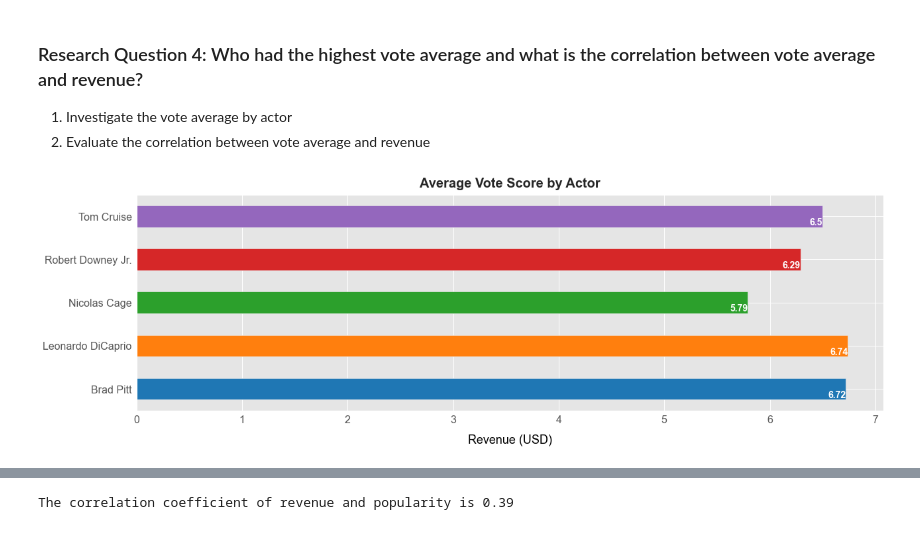
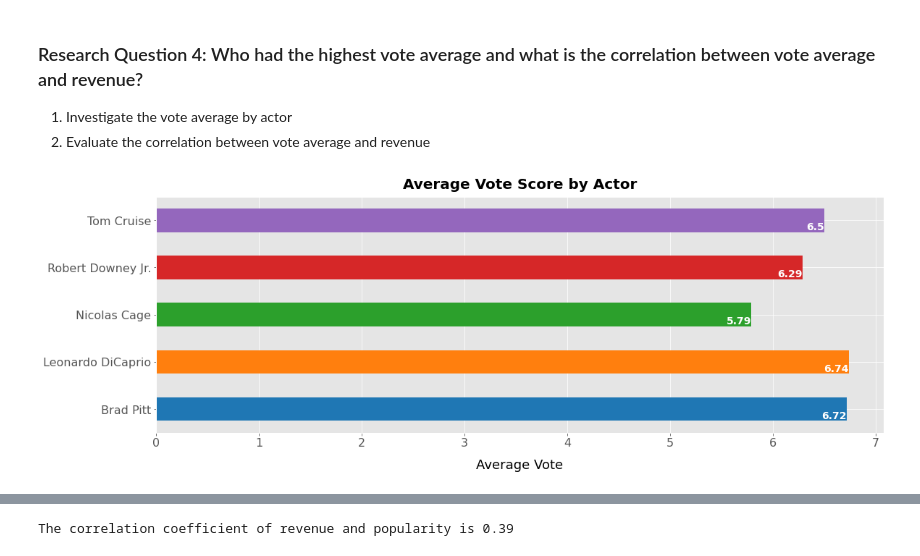
Before and after one commit to keenan-cooper/Udacity, a Jupyter notebook: Udacity_Investigate-a-Dataset-Project_KeenanCooper.ipynb, the cells around one changed output, grey strips where cells are left out. Cells and saved outputs as stored; diff of their text form; code cells hidden in the pictures.

```diff
--- a/Udacity_Investigate-a-Dataset-Project_KeenanCooper.ipynb
+++ b/Udacity_Investigate-a-Dataset-Project_KeenanCooper.ipynb
@@ -782,18 +793,28 @@ plt.ylabel('', fontsize=16, color="black")
 plt.xticks(fontsize=16)
 plt.yticks(fontsize=16)
 
-# Add bar values
-# 1. Access the bars (aka patches)
-bars = ax.patches
-# 2. For each bar
-for bar in bars:
-    # 3. Add text (.get_width() is the mean/value)
-    ax.text(bar.get_x() + bar.get_width(),
+# Create definition to add bar values
+def hbarValue(ax):
+    '''
+    hbarPerc(): Add value to horizontal bar plots
+    args:
+        ax: Axes object (for Seaborn Countplot/Bar plot or
+                         pandas bar plot)
+    '''
+    # 1. Access the bars (aka patches)
+    bars = ax.patches
+    ## 2a. For each bar
+    for bar in bars:
+        # 3. Add text (.get_width() is the mean/value)
+        ax.text(bar.get_x() + bar.get_width(),
             bar.get_y(),
             f'{bar.get_width()}',
             ha="right",va="bottom", color="white", weight="bold",
             size="14")
 
+# Add bar values
+hbarValue(ax)
+
 # Show plot
 plt.show()
 # %% [output]
@@ -872,41 +893,32 @@ Looking at the scatterplot, which mainly served the purpose as an exercise in ma
 # %%
 # 1. Investigate the vote average by actor
 
 # Create dataframe showing the average vote count for each actor and round to second decimal place
 vote_average = movies.groupby("starring")["vote_average"].mean().round(2)
 
 # Set base style
 plt.style.use("ggplot")
 
 # Initialize figure, ax, and set figure size
 f, ax = plt.subplots(figsize=(18, 6))
 
 # Create horizonal matplotlib bargraph with preset colors
 vote_average.plot.barh(color=colors.values())
 
 # Customize plot title and labels
 plt.title("Average Vote Score by Actor", fontweight="bold", size=20 , y=1.015)
-plt.xlabel('Revenue (USD)', fontsize=18, labelpad=14, color="black")
+plt.xlabel('Average Vote', fontsize=18, labelpad=14, color="black")
 plt.ylabel('', fontsize=16, color="black")
 plt.xticks(fontsize=16)
 plt.yticks(fontsize=16)
 
 # Add bar values
-# 1. Access the bars (aka patches)
-bars = ax.patches
-# 2. For each bar
-for bar in bars:
-    # 3. Add text (.get_width() is the mean/value)
-    ax.text(bar.get_x() + bar.get_width(),
-            bar.get_y(),
-            f'{bar.get_width()}',
-            ha="right",va="bottom", color="white", weight="bold",
-            size="14")
+hbarValue(ax)
 
 # Show plot
 plt.show()
 # %% [output]
-[figure, old version]
+[figure, new version]
 # %%
 # 2. Evaluate the correlation between vote average and revenue
 # 2.1 Visualize the data
```
Also changed, not shown: parts of 8 cells of this notebook.
